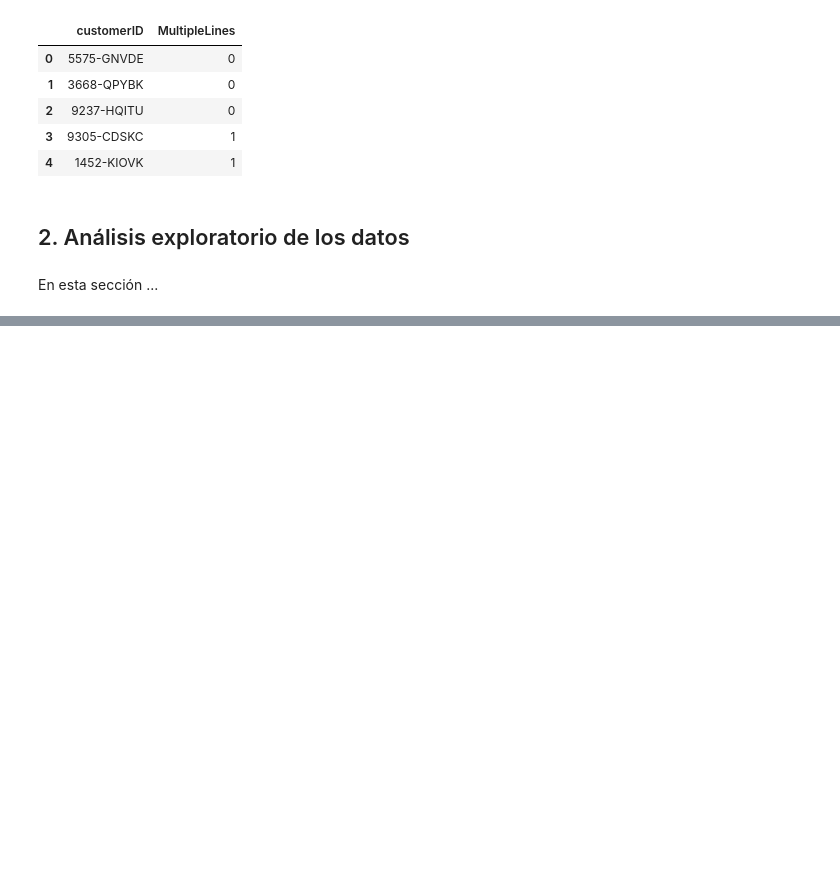
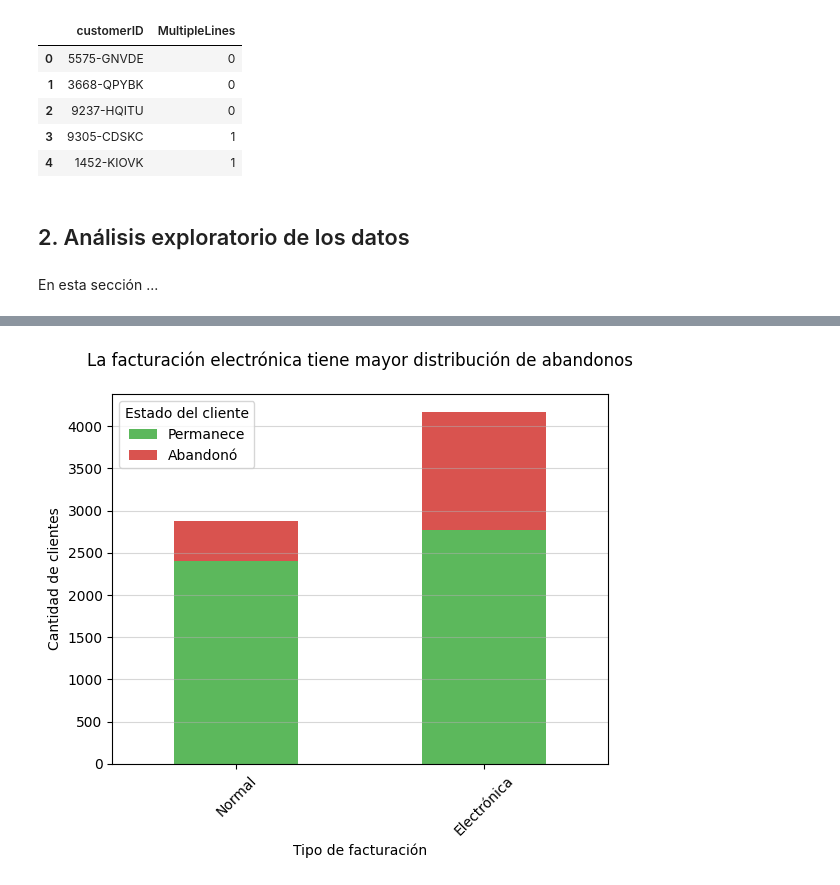
Before and after one commit to AndresCalvete-DataScientist/interconnect-customer-churn-prediction, a Jupyter notebook: notebooks/eda.ipynb, the cells around one changed output, grey strips where cells are left out. Cells and saved outputs as stored; diff of their text form; code cells hidden in the pictures; blank space fills up the shorter version.

```diff
--- a/notebooks/eda.ipynb
+++ b/notebooks/eda.ipynb
@@ -414,0 +418,17 @@ plt.show()
+# %%
+# Agrupar datos por tipo de facturación y churn, y organizarlos
+billing_vs_churn = df_contract.groupby('PaperlessBilling')['IsChurn'].value_counts().unstack()
+
+# Visualización de la distribución de la variable PaperlessBilling en funcion del abandono
+billing_vs_churn.plot(kind='bar', stacked=True, color=custom_colors)
+
+# Etiquetas y título
+plt.xlabel('Tipo de facturación')
+plt.ylabel('Cantidad de clientes')
+plt.title('La facturación electrónica tiene mayor distribución de abandonos', pad=20)
+plt.legend(title='Estado del cliente', labels=['Permanece', 'Abandonó'])
+plt.xticks([0, 1], ['Normal', 'Electrónica'], rotation=45)
+plt.grid(axis='y', alpha=0.5)
+plt.show()
+# %% [output]
+[figure, added]
```
Also changed, not shown: parts of 12 cells of this notebook.
